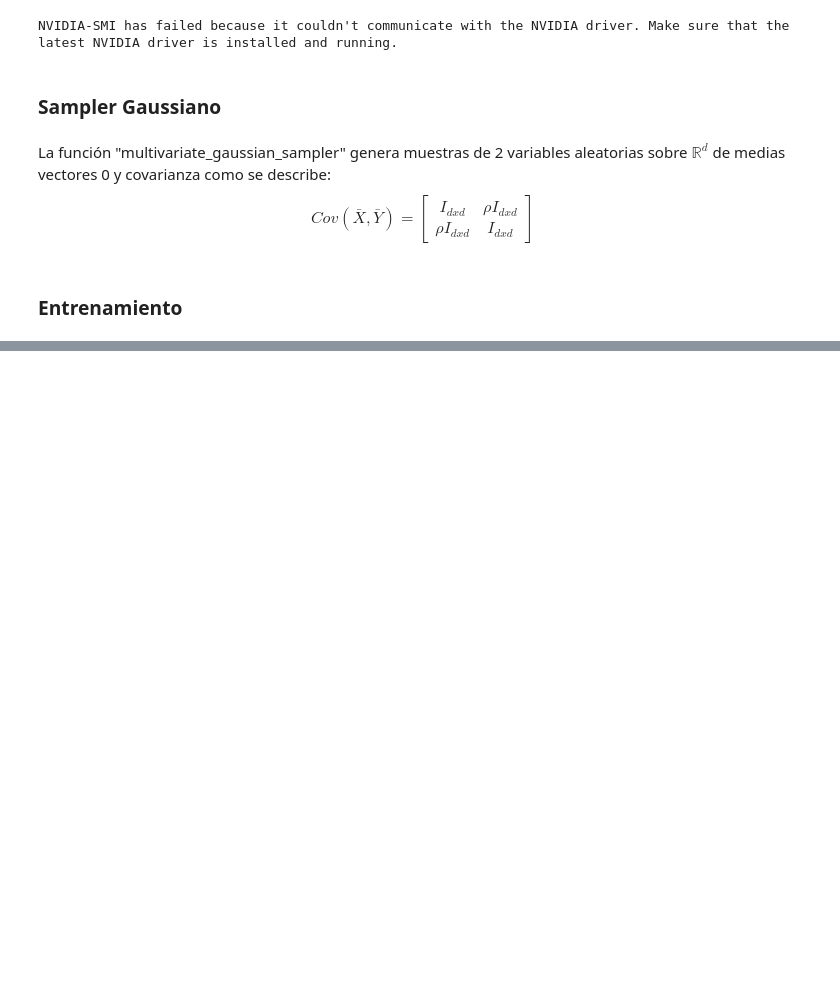
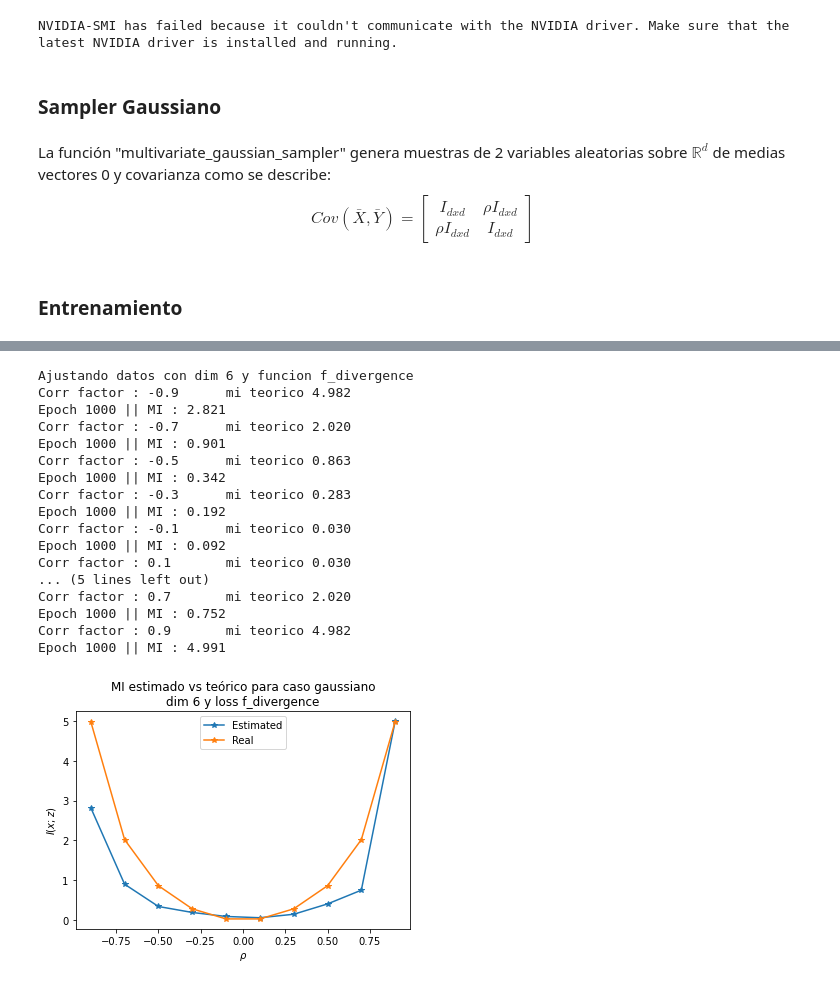
Before and after one commit to MartinVIllesca/Curso-teoria-informacion, a Jupyter notebook: Tarea_Capsula_1.ipynb, the cells around one changed output, grey strips where cells are left out. Saved outputs shown, nothing was run; the diff lists cells and outputs as text; code cells hidden in the pictures; blank space fills up the shorter version.

```diff
--- a/Tarea_Capsula_1.ipynb
+++ b/Tarea_Capsula_1.ipynb
@@ -381,0 +366,22 @@ for dim in [4, 6]:
+# %%
+dim = 6
+estimar_mi(dim, name, fn)
+# %% [output]
+Ajustando datos con dim 6 y funcion f_divergence
+Corr factor : -0.9      mi teorico 4.982
+Epoch 1000 || MI : 2.821
+Corr factor : -0.7      mi teorico 2.020
+Epoch 1000 || MI : 0.901
+Corr factor : -0.5      mi teorico 0.863
+Epoch 1000 || MI : 0.342
+Corr factor : -0.3      mi teorico 0.283
+Epoch 1000 || MI : 0.192
+Corr factor : -0.1      mi teorico 0.030
+Epoch 1000 || MI : 0.092
+Corr factor : 0.1       mi teorico 0.030
+... (5 lines left out)
+Corr factor : 0.7       mi teorico 2.020
+Epoch 1000 || MI : 0.752
+Corr factor : 0.9       mi teorico 4.982
+Epoch 1000 || MI : 4.991
+[figure, added]
```
Also changed, not shown: parts of 7 cells of this notebook.
